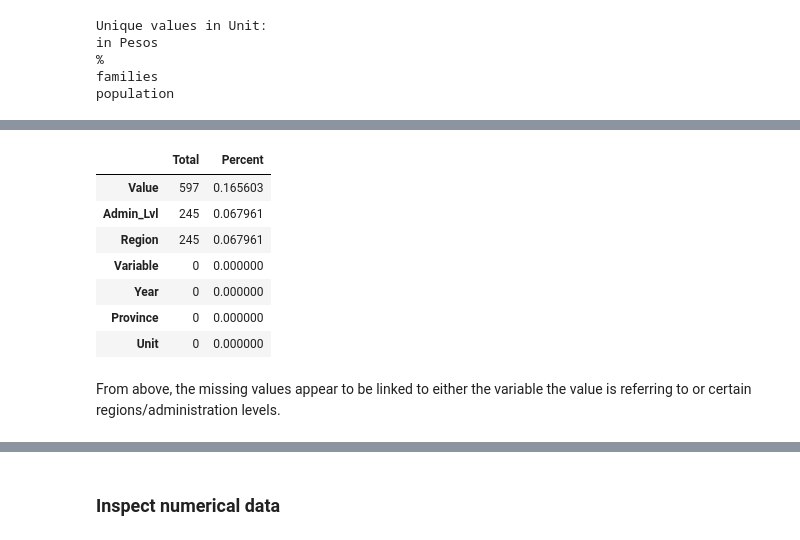
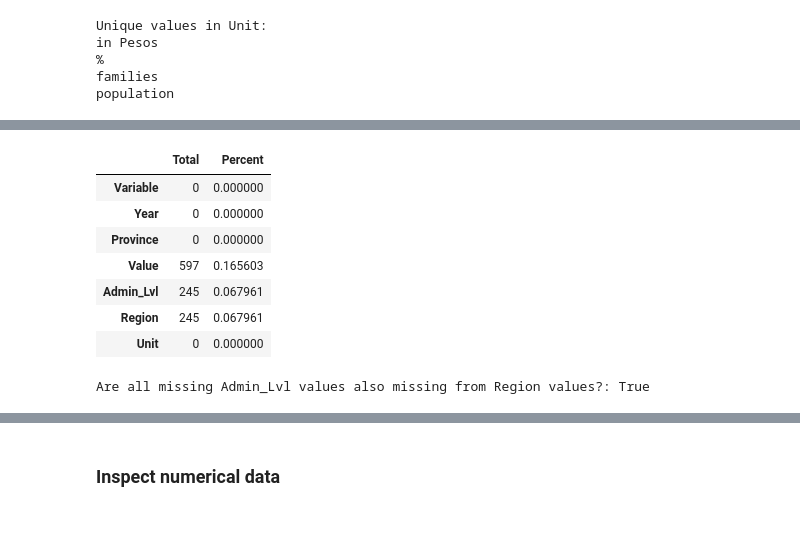
Before and after one commit to IrishMorales/ph-poverty-statistics, a Jupyter notebook: ph-poverty-statistics.ipynb, the cells around one changed output, grey strips where cells are left out. Saved outputs shown, nothing was run; the diff lists cells and outputs as text; code cells hidden in the pictures.

Commit message:
Add inspect missing values

```diff
--- a/ph-poverty-statistics.ipynb
+++ b/ph-poverty-statistics.ipynb
@@ -214,17 +228,24 @@ memory usage: 80.4 KB
 # %%
-# Show totals of missing values per column
-total = df.isnull().sum().sort_values(ascending=False)
-percent = (df.isnull().sum()/df.isnull().count()).sort_values(ascending=False)
-missing_data = pd.concat([total, percent], axis=1, keys=['Total', 'Percent'])
-missing_data
+# Show total of missing values per column
+total = df.isna().sum()
+percent = (df.isna().sum()/df.isna().count())
+pd.concat([total, percent], axis=1, keys=['Total', 'Percent'])
 # %% [output]
 |  | Total | Percent |
+| Variable | 0 | 0.000000 |
+| Year | 0 | 0.000000 |
+| Province | 0 | 0.000000 |
 | Value | 597 | 0.165603 |
 | Admin_Lvl | 245 | 0.067961 |
 | Region | 245 | 0.067961 |
-| Variable | 0 | 0.000000 |
-| Year | 0 | 0.000000 |
-| Province | 0 | 0.000000 |
 | Unit | 0 | 0.000000 |
-# %% [markdown]
-From above, the missing values appear to be linked to either the variable the value is referring to or certain regions/administration levels.
+# %%
+# Investigate missing Admin_Lvl & Region values
+# The missing values above may be linked to missing location information,
+# thus this is tested by comparing rows with missing Admin_Lvl & Region data
+missing_admin = df[df['Admin_Lvl'].isna()]
+missing_region = df[df['Region'].isna()]
+
+print(f"Are all missing Admin_Lvl values also missing from Region values?: {missing_admin.equals(missing_region)}")
+# %% [output]
+Are all missing Admin_Lvl values also missing from Region values?: True
```
Also changed, not shown: parts of 17 cells of this notebook.
